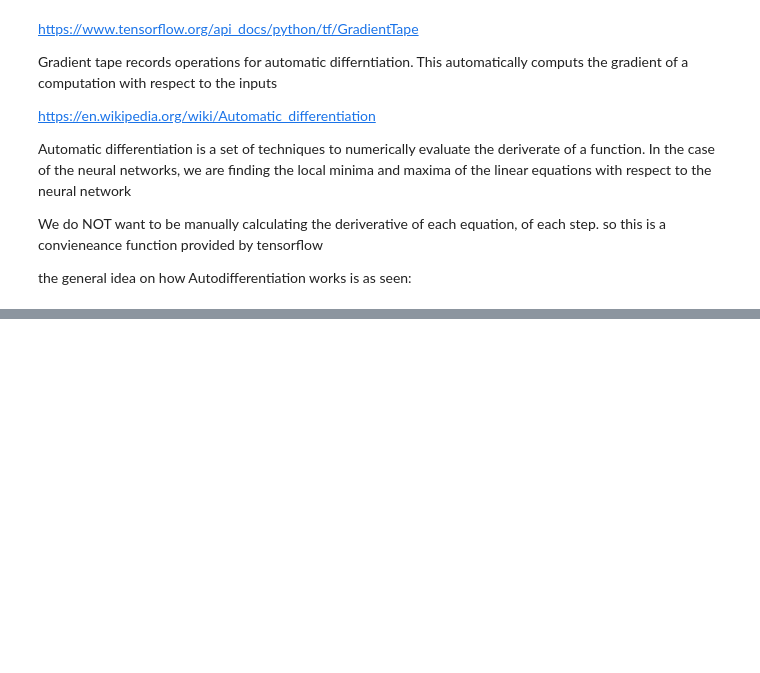
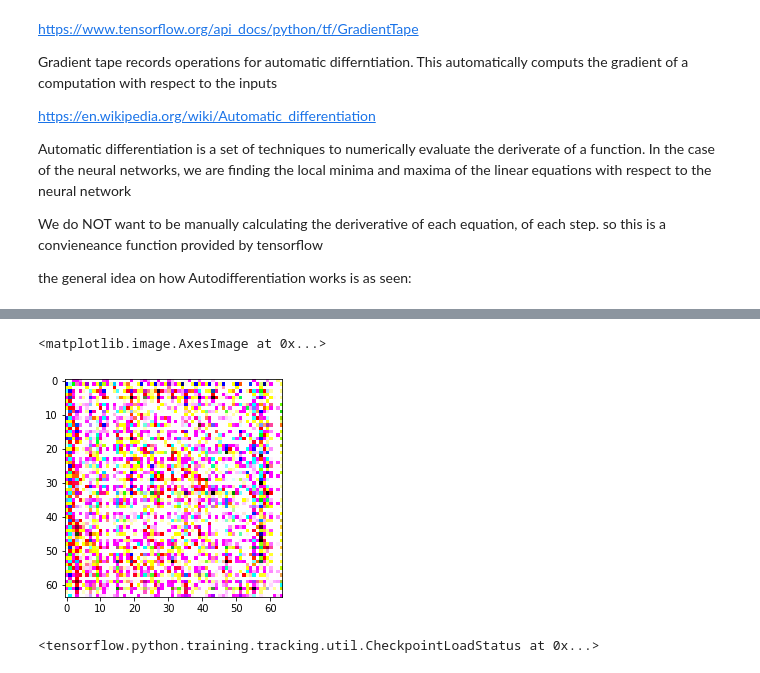
Before and after one commit to viviloaf/personalized-catchphrase-generator, a Jupyter notebook: gnn-examples/scratch_gnn_example/scratch.ipynb, the cells around one changed output, grey strips where cells are left out. Cells and saved outputs as stored; diff of their text form; code cells hidden in the pictures; blank space fills up the shorter version.

```diff
--- a/gnn-examples/scratch_gnn_example/scratch.ipynb
+++ b/gnn-examples/scratch_gnn_example/scratch.ipynb
@@ -314,0 +573,9 @@ def train_step(images):
+# %%
+plt.imshow(((generator(seed)+1)/2)[0,:,:,:])
+# %% [output]
+<matplotlib.image.AxesImage at 0x...>
+[figure, added]
+# %%
+checkpoint.restore(tf.train.latest_checkpoint('./training_checkpoints_trial_2/'))
+# %% [output]
+<tensorflow.python.training.tracking.util.CheckpointLoadStatus at 0x...>
```
Also changed, not shown: parts of 51 cells of this notebook.
